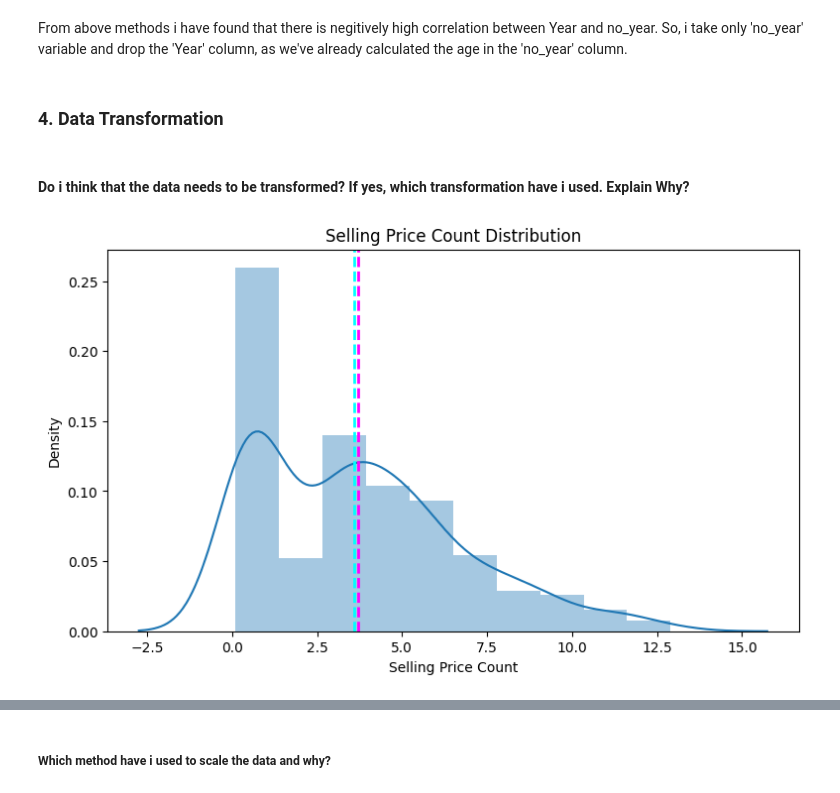
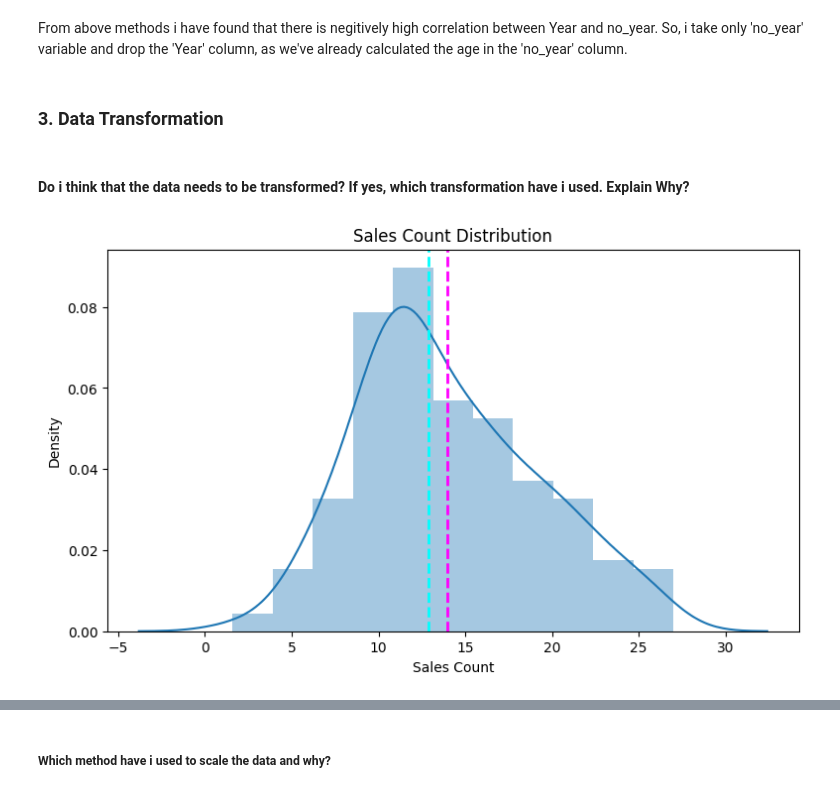
Before and after one commit to hanookarekanti/oibsip_taskno5, a Jupyter notebook: Sales_Prediction_Using_Python.ipynb, the cells around one changed output, grey strips where cells are left out. Cells and saved outputs as stored; diff of their text form; code cells hidden in the pictures.

```diff
--- a/Sales_Prediction_Using_Python.ipynb
+++ b/Sales_Prediction_Using_Python.ipynb
@@ -445 +307,4 @@ Also i have capp outliers upto 99th percentile and above that i convert those ou
+# %%
+# Removing the outlier from newspaper
+df=df[df['Newspaper']<=90]
 # %% [markdown]
@@ -447,6 +311,0 @@ Also i have capp outliers upto 99th percentile and above that i convert those ou
-# %%
-# Before Categorical Encoding, Remove the 'Car Name' as it's no longer needed
-df.drop(['Car_Name'], axis=1, inplace=True)
-# %%
-# Using one-hot encoding to convert categorical variables into numerical format
-df = pd.get_dummies(df)
@@ -483,3 +311,0 @@ df[['Year','no_year']].corr()
-# %%
-# Removing 'Year' column as we've already calculated the age in the 'no_year' column
-df.drop(['Year'], axis=1, inplace=True)
@@ -561,21 +374,21 @@ And also i check the multicollinearity using VIF.
 # %% [markdown]
 From above methods i have found that there is negitively high correlation between Year and no_year. So, i take only 'no_year' variable and drop the 'Year' column, as we've already calculated the age in the 'no_year' column.
 # %% [markdown]
-### 4. Data Transformation
+### 3. Data Transformation
 # %% [markdown]
 #### Do i think that the data needs to be transformed? If yes, which transformation have i used. Explain Why?
 # %%
 # Transform the data
-# Visualizing the distribution of the dependent variable - Selling Price
+# Visualizing the distribution of the dependent variable - Sales
 plt.figure(figsize=(9,5))
 sns.distplot(df[dependent_variable])
-plt.xlabel('Selling Price Count')
-plt.title('Selling Price Count Distribution')
+plt.xlabel('Sales Count')
+plt.title('Sales Count Distribution')
 plt.axvline(df[dependent_variable[0]].mean(), color='magenta', linestyle='dashed', linewidth=2)
 plt.axvline(df[dependent_variable[0]].median(), color='cyan', linestyle='dashed', linewidth=2)
 plt.show()
 # %% [output]
-[figure, old version]
+[figure, new version]
 # %%
 # Skew of the dependent variable
 df[dependent_variable].skew()
```
Also changed, not shown: parts of 114 cells of this notebook.
